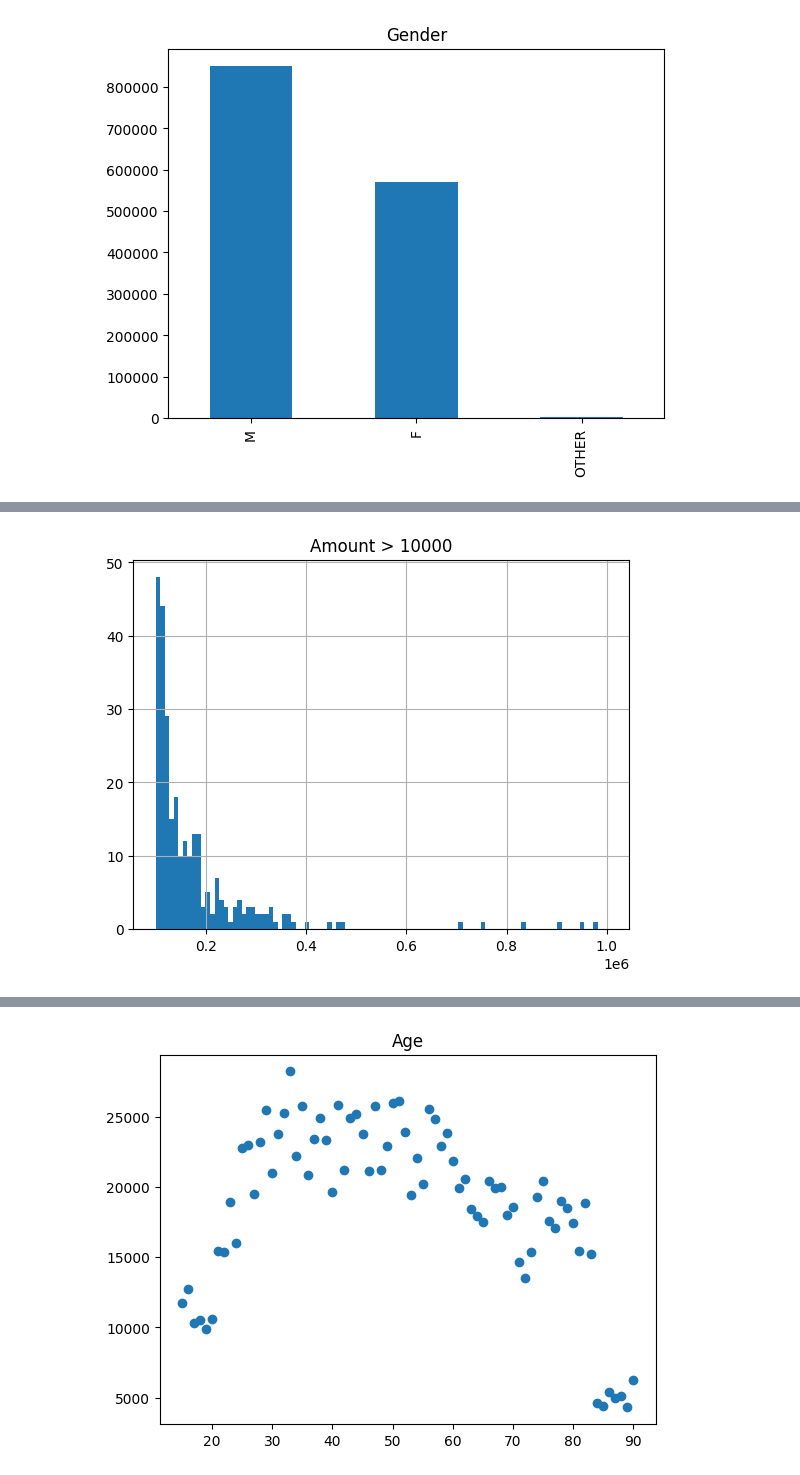
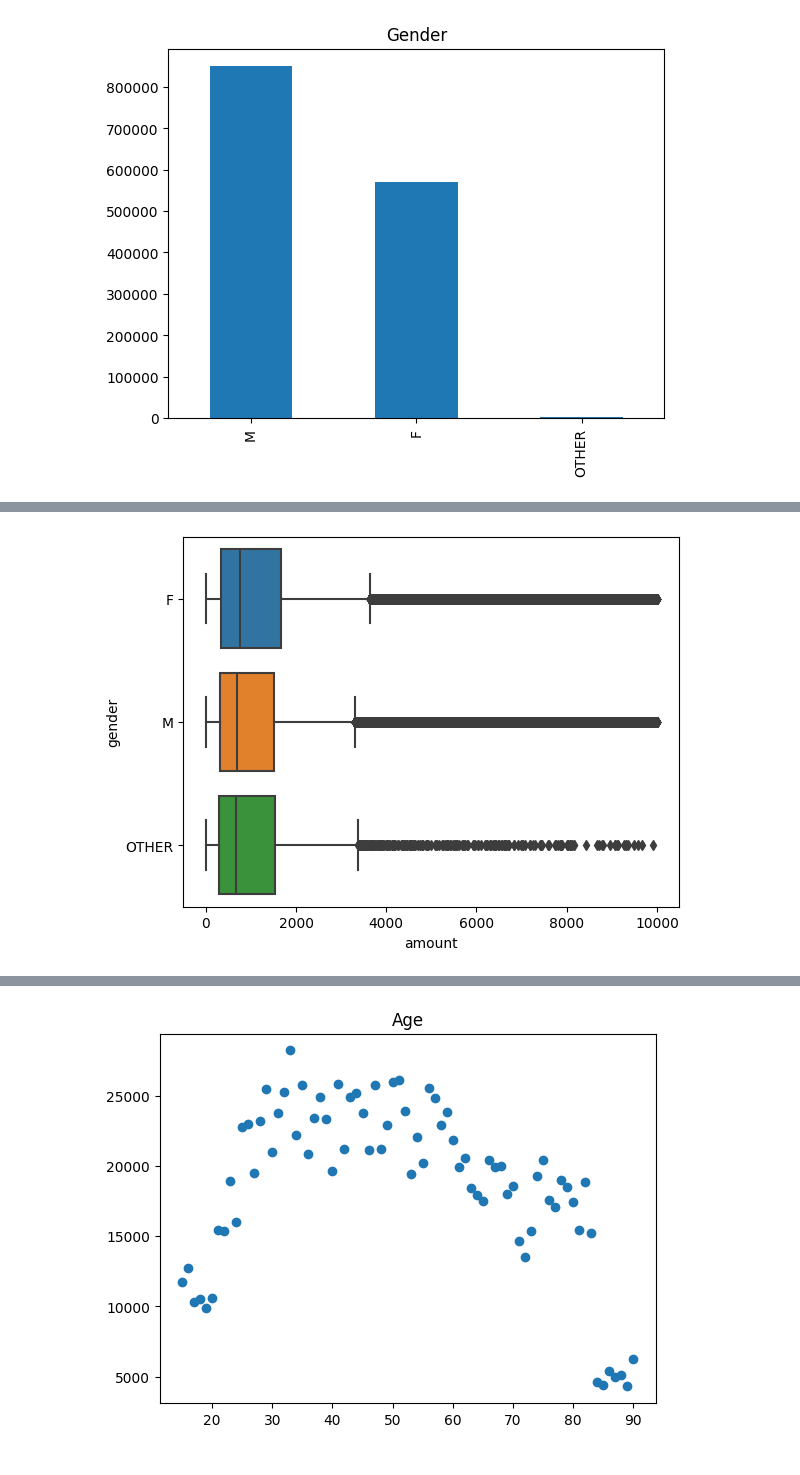
Before and after one commit to HunBug/CodingChallenge20221128, a Jupyter notebook: notebook/02_exploratory.ipynb, the cells around one changed output, grey strips where cells are left out. Drawn from its saved outputs; the diff is of its cells as text; code cells hidden in the pictures.

```diff
--- a/notebook/02_exploratory.ipynb
+++ b/notebook/02_exploratory.ipynb
@@ -65,7 +83,4 @@ plt.show()
-# %%
-# show outliers
-dataframe[dataframe['amount'] > 10000]['amount'].hist(range=(100000, 1000000), bins=100)
-plt.title("Amount > 10000")
-plt.show()
-# %% [output]
-[figure, removed]
+# %%
+sns.boxplot(data=dataframe[dataframe['amount'] < 10000], x='amount', y='gender');
+# %% [output]
+[figure, added]
```
Also changed, not shown: parts of 16 cells of this notebook, 1 other file.
